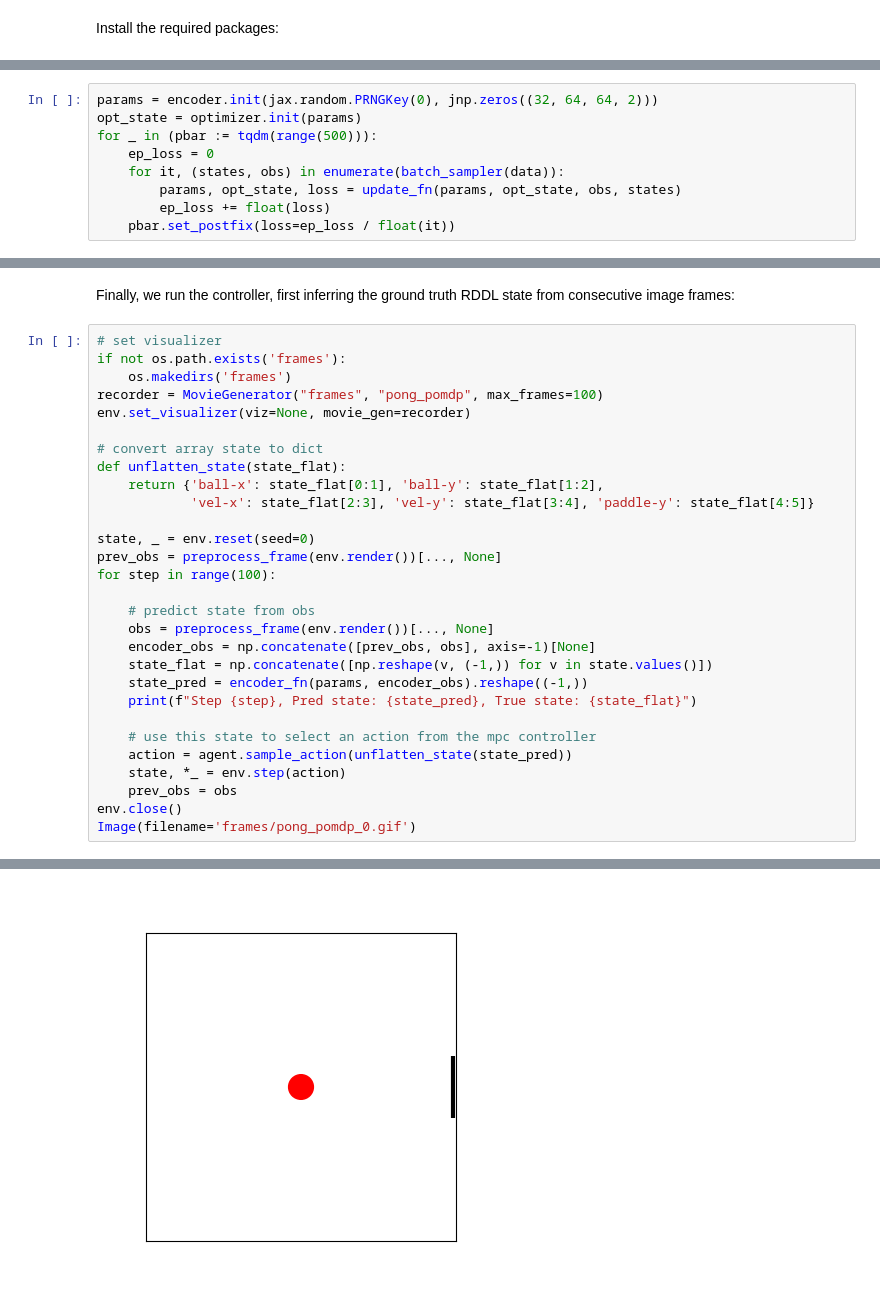
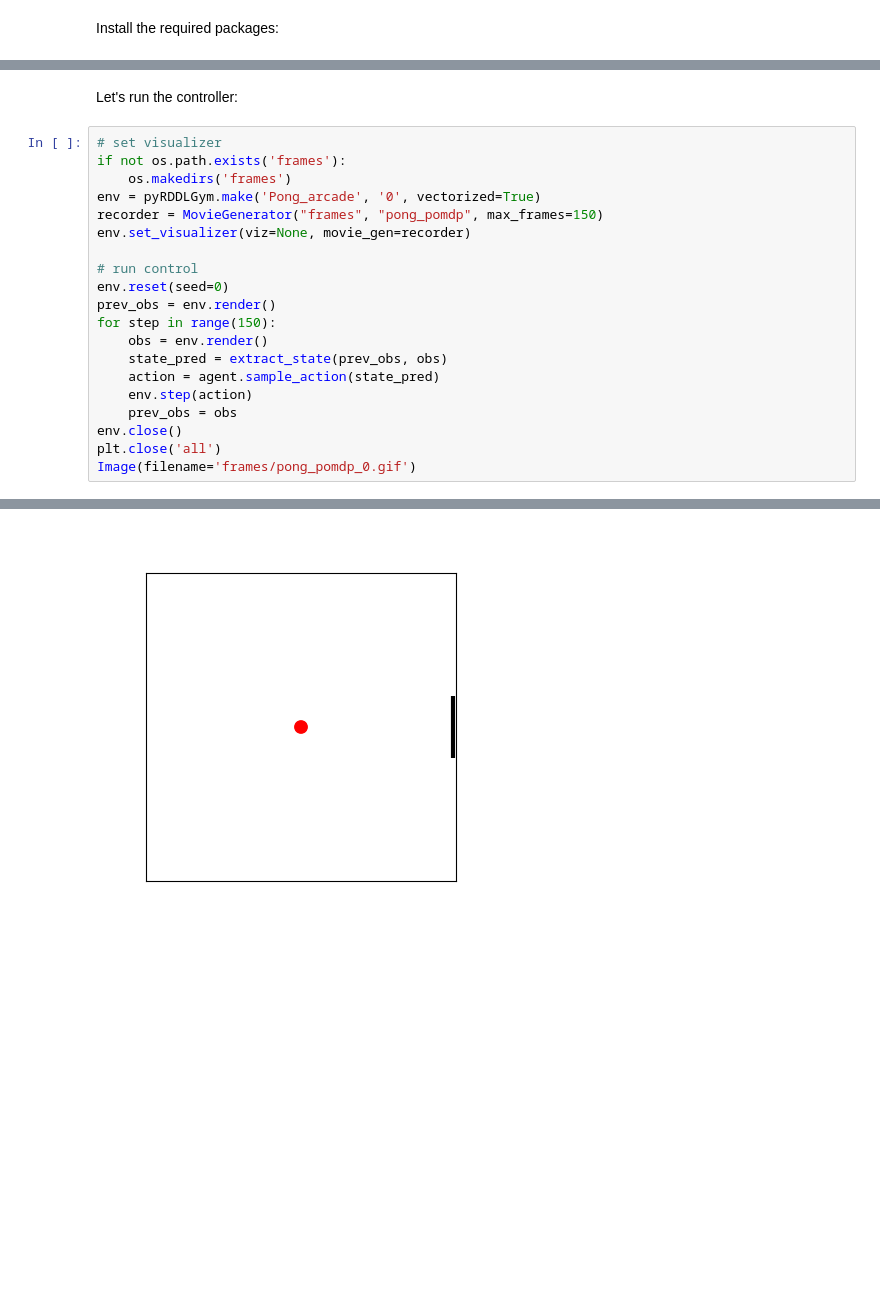
Before and after one commit to pyrddlgym-project/pyRDDLGym, a Jupyter notebook: docs/notebooks/pomdp_planning_from_images_with_jaxplan.ipynb, the cells around one changed output, grey strips where cells are left out. Saved outputs shown, nothing was run; the diff lists cells and outputs as text; blank space fills up the shorter version.

Commit message:
Update pomdp planning notebook with image segment

```diff
--- a/docs/notebooks/pomdp_planning_from_images_with_jaxplan.ipynb
+++ b/docs/notebooks/pomdp_planning_from_images_with_jaxplan.ipynb
@@ -115,10 +125 @@ Let's now train the CNN:
-# %%
-params = encoder.init(jax.random.PRNGKey(0), jnp.zeros((32, 64, 64, 2)))
-opt_state = optimizer.init(params)
-for _ in (pbar := tqdm(range(500))):
-    ep_loss = 0
-    for it, (states, obs) in enumerate(batch_sampler(data)):
-        params, opt_state, loss = update_fn(params, opt_state, obs, states)
-        ep_loss += float(loss)
-    pbar.set_postfix(loss=ep_loss / float(it))
 # %% [markdown]
@@ -143,34 +144,25 @@ planner_args, _, train_args = load_config_from_string(config_str)
 planner = JaxBackpropPlanner(rddl=env.model, **planner_args)
 agent = JaxOnlineController(planner, print_summary=False, print_progress=False, **train_args)
 # %% [markdown]
-Finally, we run the controller, first inferring the ground truth RDDL state from consecutive image frames:
+Let's run the controller:
 # %%
 # set visualizer
 if not os.path.exists('frames'):
     os.makedirs('frames')
-recorder = MovieGenerator("frames", "pong_pomdp", max_frames=100)
+env = pyRDDLGym.make('Pong_arcade', '0', vectorized=True)
+recorder = MovieGenerator("frames", "pong_pomdp", max_frames=150)
 env.set_visualizer(viz=None, movie_gen=recorder)
 
-# convert array state to dict
-def unflatten_state(state_flat):
-    return {'ball-x': state_flat[0:1], 'ball-y': state_flat[1:2],
-            'vel-x': state_flat[2:3], 'vel-y': state_flat[3:4], 'paddle-y': state_flat[4:5]}
-
-state, _ = env.reset(seed=0)
-prev_obs = preprocess_frame(env.render())[..., None]
-for step in range(100):
-
-    # predict state from obs
-    obs = preprocess_frame(env.render())[..., None]
-    encoder_obs = np.concatenate([prev_obs, obs], axis=-1)[None]
-    state_flat = np.concatenate([np.reshape(v, (-1,)) for v in state.values()])
-    state_pred = encoder_fn(params, encoder_obs).reshape((-1,))
-    print(f"Step {step}, Pred state: {state_pred}, True state: {state_flat}")
-
-    # use this state to select an action from the mpc controller
-    action = agent.sample_action(unflatten_state(state_pred))
-    state, *_ = env.step(action)
+# run control
+env.reset(seed=0)
+prev_obs = env.render()
+for step in range(150):
+    obs = env.render()
+    state_pred = extract_state(prev_obs, obs)
+    action = agent.sample_action(state_pred)
+    env.step(action)
     prev_obs = obs
 env.close()
+plt.close('all')
 Image(filename='frames/pong_pomdp_0.gif')
 # %% [output]
@@ -194 +169 @@ Step 99, Pred state: [ 0.5562114   0.19316857  0.02207351 -0.01711506  0.5402036
-[figure, old version]
+[figure, new version]
```
Also changed, not shown: parts of 19 cells of this notebook, 1 other file.
